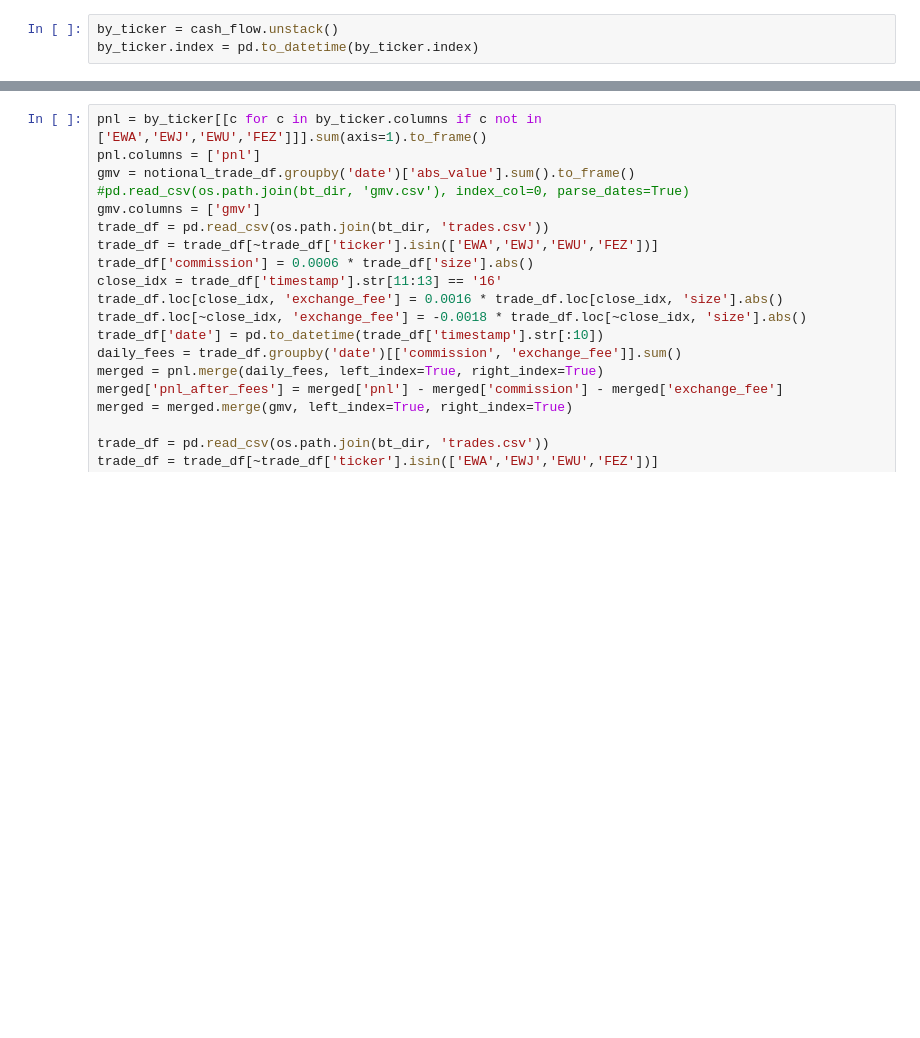
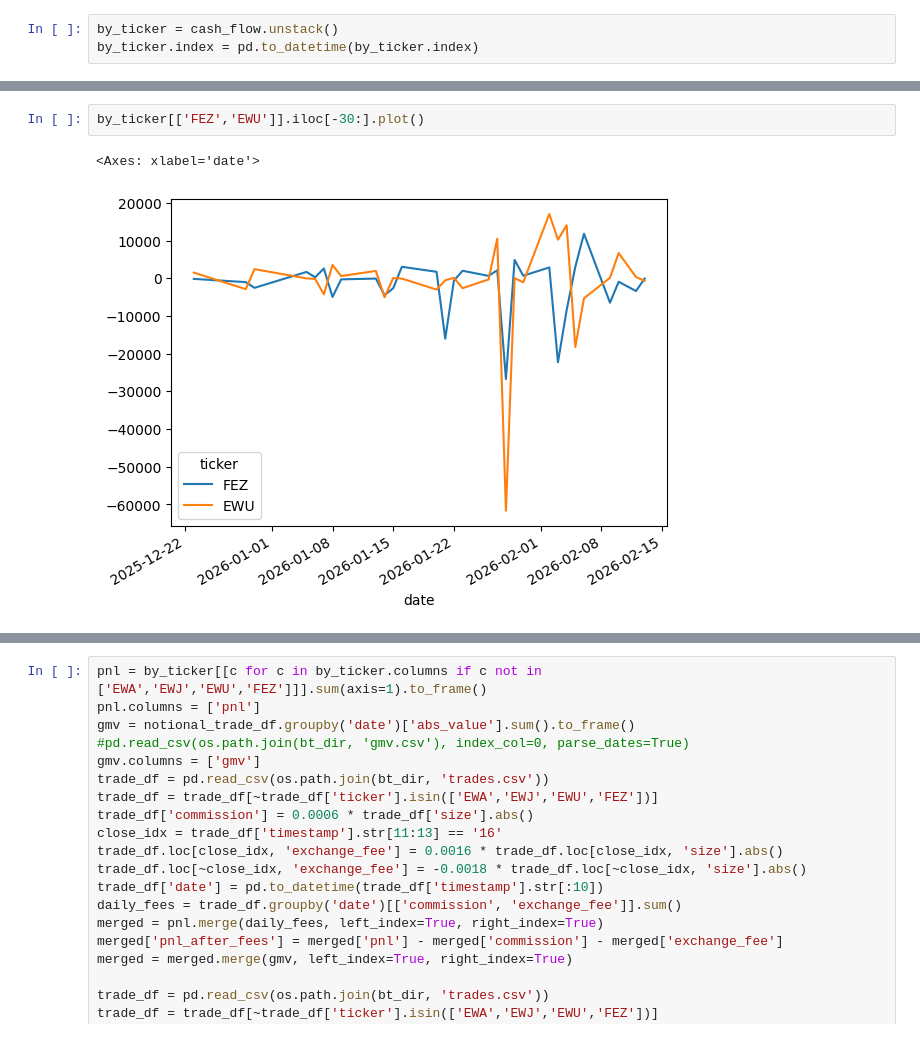
Before and after one commit to petermelq/research_adr, a Jupyter notebook: notebooks/bt_with_fees2.ipynb, the cells around one changed output, grey strips where cells are left out. Drawn from its saved outputs; the diff is of its cells as text; blank space fills up the shorter version.

```diff
--- a/notebooks/bt_with_fees2.ipynb
+++ b/notebooks/bt_with_fees2.ipynb
@@ -169,0 +203,5 @@ by_ticker[[c for c in by_ticker.columns if c not in ['EWA','EWJ','EWU','FEZ']]].
+# %%
+by_ticker[['FEZ','EWU']].iloc[-30:].plot()
+# %% [output]
+<Axes: xlabel='date'>
+[figure, added]
```
Also changed, not shown: parts of 17 cells of this notebook, 11 other files.
